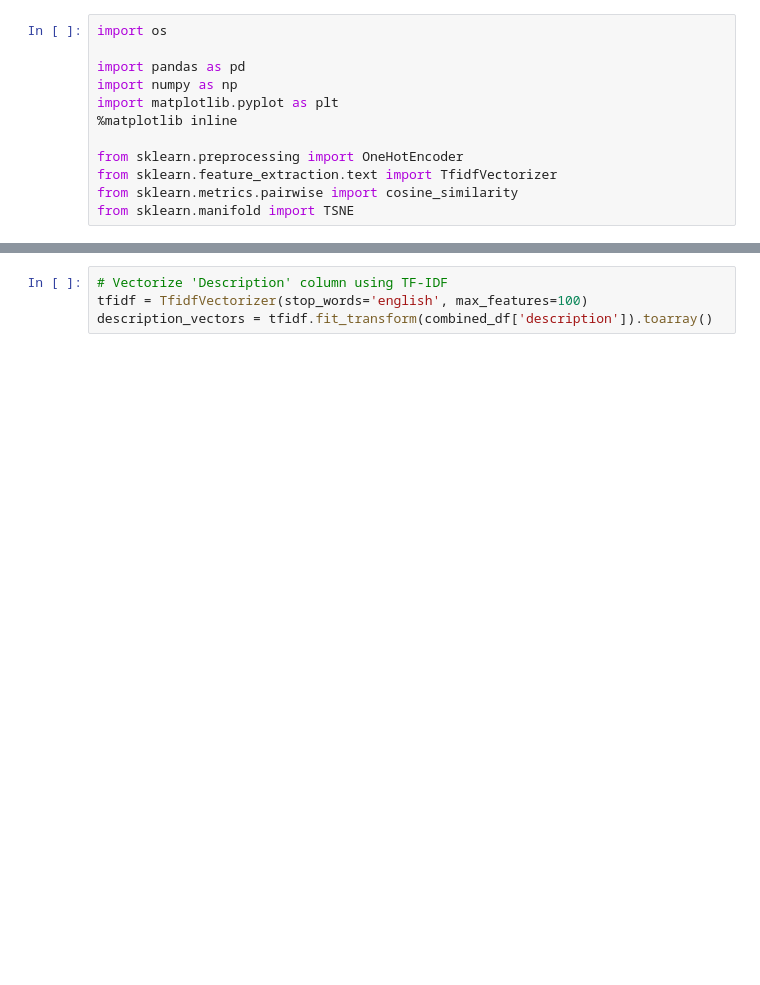
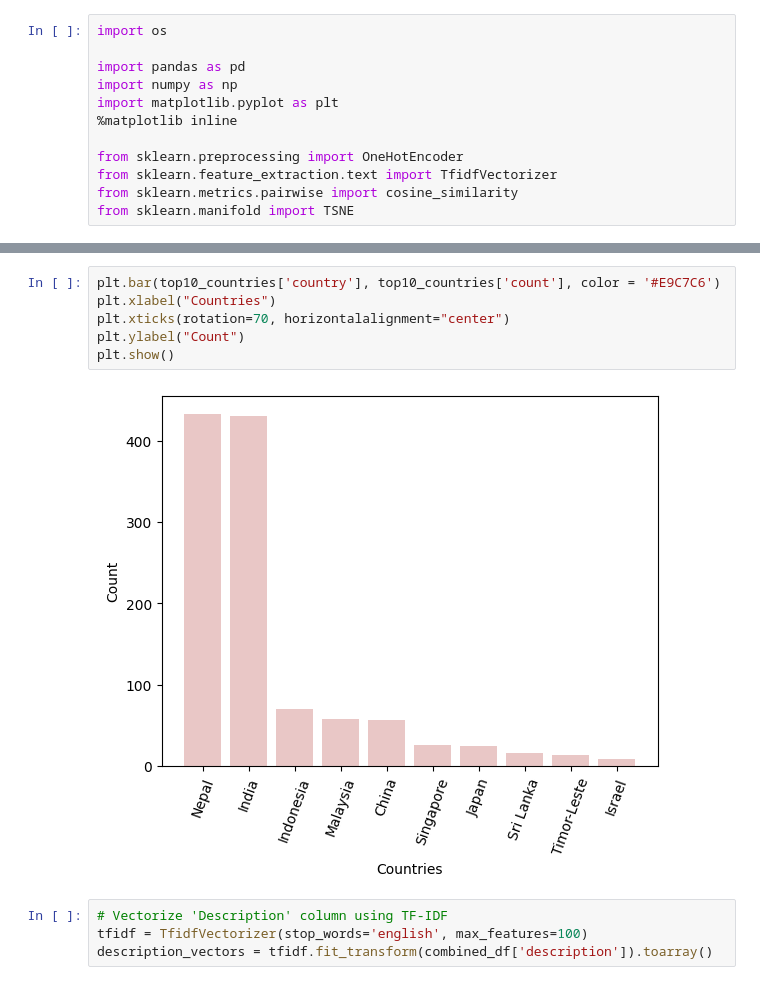
Before and after one commit to sushilashrestha/Tourist-Attraction-Recommendation-System, a Jupyter notebook: Notebook/recommendation_sys.ipynb, the cells around one changed output, grey strips where cells are left out. Cells and saved outputs as stored; diff of their text form; blank space fills up the shorter version.

```diff
--- a/Notebook/recommendation_sys.ipynb
+++ b/Notebook/recommendation_sys.ipynb
@@ -197,3 +180,11 @@ combined_df= combined_df.reset_index(drop=True)
+# %%
+plt.bar(top10_countries['country'], top10_countries['count'], color = '#E9C7C6')
+plt.xlabel("Countries")
+plt.xticks(rotation=70, horizontalalignment="center")
+plt.ylabel("Count")
+plt.show()
+# %% [output]
+[figure, added]
 # %%
 # Vectorize 'Description' column using TF-IDF
 tfidf = TfidfVectorizer(stop_words='english', max_features=100)
```
Also changed, not shown: parts of 20 cells of this notebook, 4 other files.
